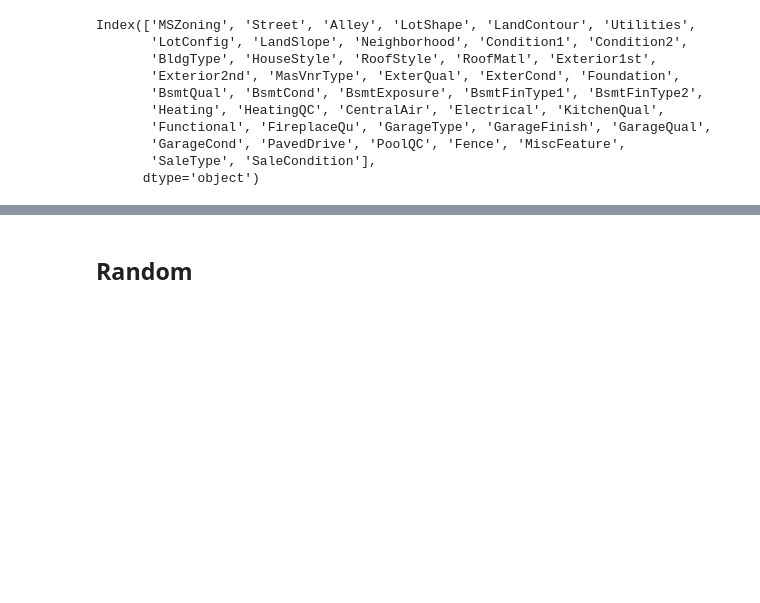
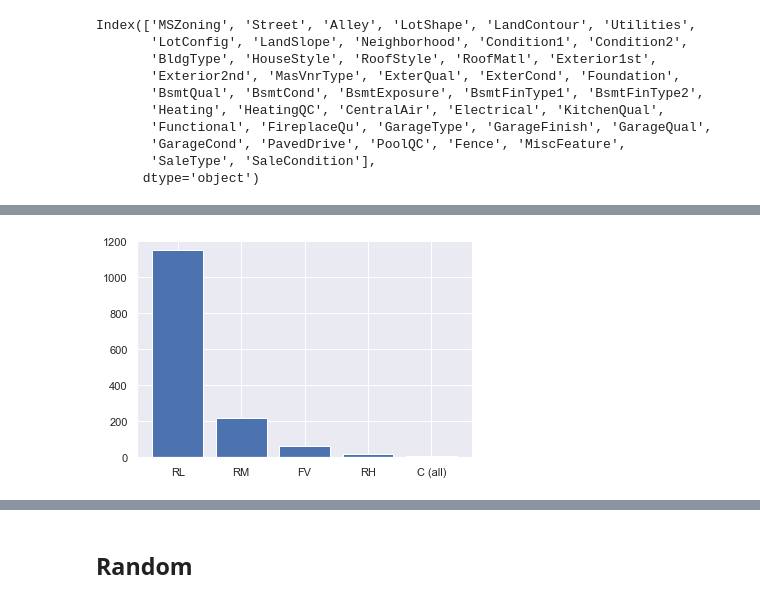
Before and after one commit to gepallas/ML_House_Prices, a Jupyter notebook: HousePricesEDA.ipynb, the cells around one changed output, grey strips where cells are left out. Cells and saved outputs as stored; diff of their text form; code cells hidden in the pictures; blank space fills up the shorter version.

```diff
--- a/HousePricesEDA.ipynb
+++ b/HousePricesEDA.ipynb
@@ -855,0 +854,4 @@ corr_numeric_high
+# %%
+plt.bar(train_clean.MSZoning.value_counts().index, train_clean.MSZoning.value_counts().values);
+# %% [output]
+[figure, added]
```
Also changed, not shown: parts of 10 cells of this notebook.
